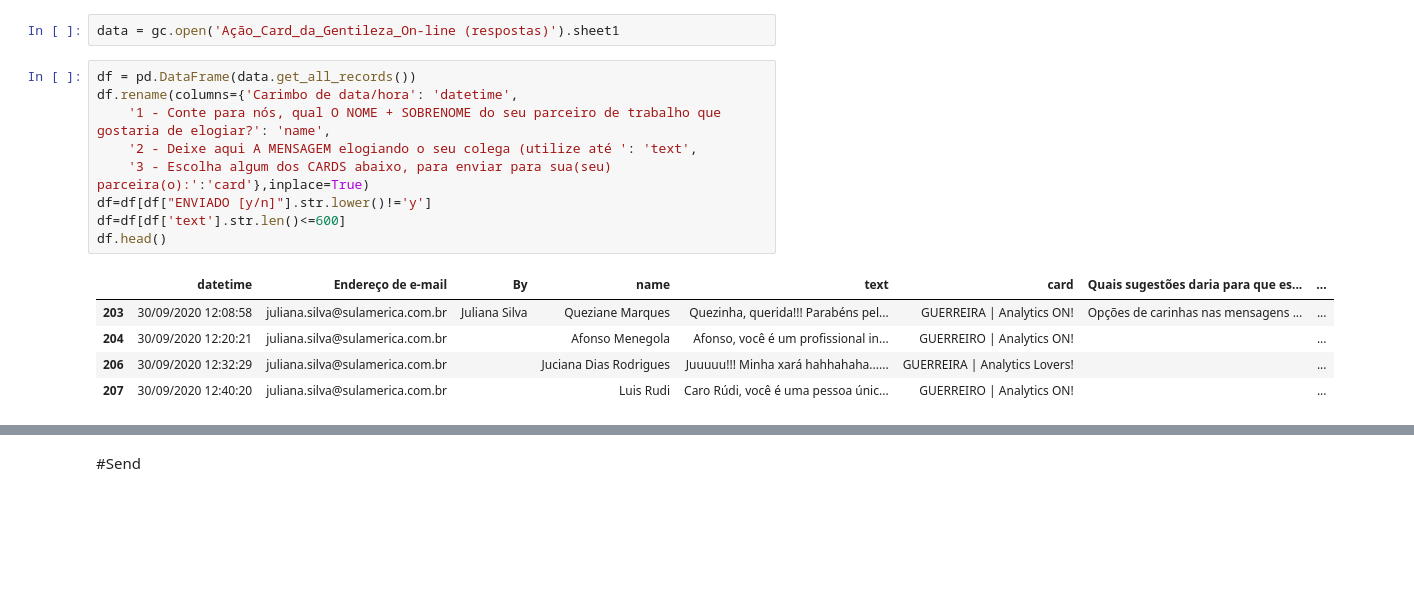
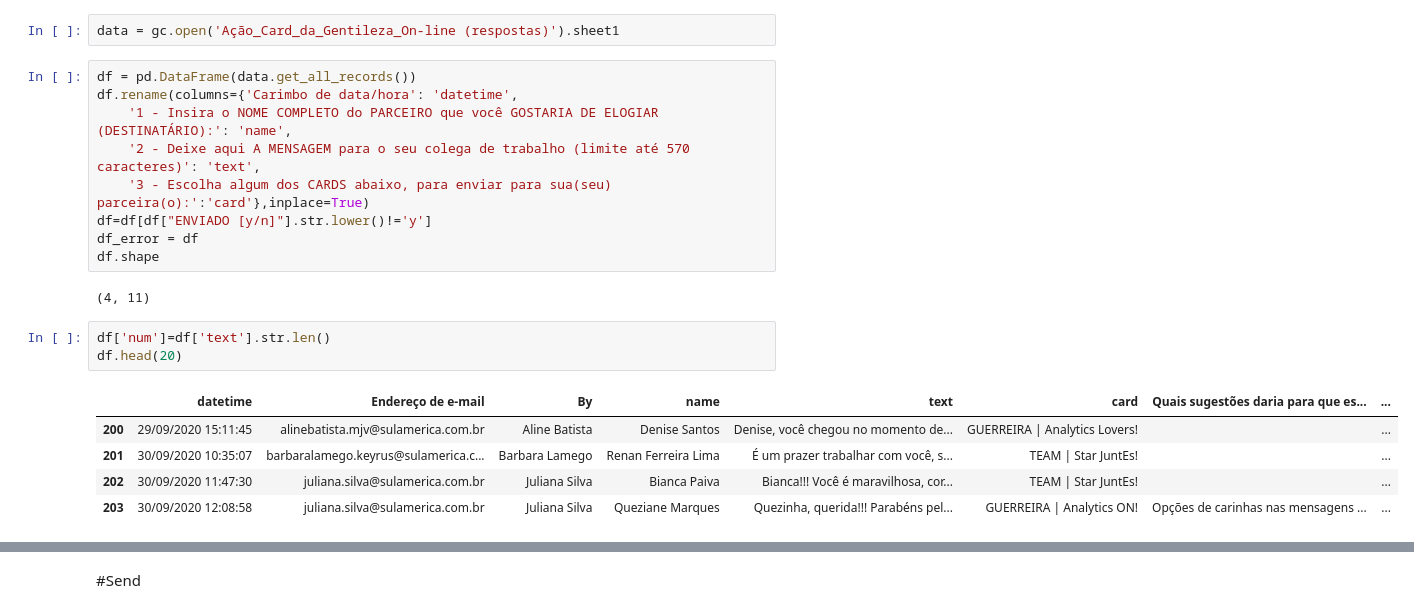
Before and after one commit to BrunoASNascimento/sendgrid_with_imagens, a Jupyter notebook: email_with_image.ipynb, the cells around one changed output, grey strips where cells are left out. Drawn from its saved outputs; the diff is of its cells as text; blank space fills up the shorter version.

```diff
--- a/email_with_image.ipynb
+++ b/email_with_image.ipynb
@@ -364,15 +364,20 @@ data = gc.open('Ação_Card_da_Gentileza_On-line (respostas)').sheet1
 # %%
 df = pd.DataFrame(data.get_all_records())
 df.rename(columns={'Carimbo de data/hora': 'datetime',
-    '1 - Conte para nós, qual O NOME + SOBRENOME do seu parceiro de trabalho que gostaria de elogiar?': 'name',
-    '2 - Deixe aqui A MENSAGEM elogiando o seu colega (utilize até ': 'text',
+    '1 - Insira o NOME COMPLETO do PARCEIRO que você GOSTARIA DE ELOGIAR (DESTINATÁRIO):': 'name',
+    '2 - Deixe aqui A MENSAGEM para o seu colega de trabalho (limite até 570 caracteres)': 'text',
     '3 - Escolha algum dos CARDS abaixo, para enviar para sua(seu) parceira(o):':'card'},inplace=True)
 df=df[df["ENVIADO [y/n]"].str.lower()!='y']
-df=df[df['text'].str.len()<=600]
-df.head()
+df_error = df
+df.shape
 # %% [output]
-|  | datetime | Endereço de e-mail | By | name | text | card | Quais sugestões daria para que es... | ... |
-| 203 | 30/09/2020 12:08:58 | juliana.silva@sulamerica.com.br | Juliana Silva | Queziane Marques | Quezinha, querida!!! Parabéns pel... | GUERREIRA | Analytics ON! | Opções de carinhas nas mensagens ... | ... |
-| 204 | 30/09/2020 12:20:21 | juliana.silva@sulamerica.com.br |  | Afonso Menegola | Afonso, você é um profissional in... | GUERREIRO | Analytics ON! |  | ... |
-| 206 | 30/09/2020 12:32:29 | juliana.silva@sulamerica.com.br |  | Juciana Dias Rodrigues | Juuuuu!!! Minha xará hahhahaha...... | GUERREIRA | Analytics Lovers! |  | ... |
-| 207 | 30/09/2020 12:40:20 | juliana.silva@sulamerica.com.br |  | Luis Rudi | Caro Rúdi, você é uma pessoa únic... | GUERREIRO | Analytics ON! |  | ... |
+(4, 11)
+# %%
+df['num']=df['text'].str.len()
+df.head(20)
+# %% [output]
+|  | datetime | Endereço de e-mail | By | name | text | card | Quais sugestões daria para que es... | ... |
+| 200 | 29/09/2020 15:11:45 | alinebatista.mjv@sulamerica.com.br | Aline Batista | Denise Santos | Denise, você chegou no momento de... | GUERREIRA | Analytics Lovers! |  | ... |
+| 201 | 30/09/2020 10:35:07 | barbaralamego.keyrus@sulamerica.c... | Barbara Lamego | Renan Ferreira Lima | É um prazer trabalhar com você, s... | TEAM | Star JuntEs! |  | ... |
+| 202 | 30/09/2020 11:47:30 | juliana.silva@sulamerica.com.br | Juliana Silva | Bianca Paiva | Bianca!!! Você é maravilhosa, cor... | TEAM | Star JuntEs! |  | ... |
+| 203 | 30/09/2020 12:08:58 | juliana.silva@sulamerica.com.br | Juliana Silva | Queziane Marques | Quezinha, querida!!! Parabéns pel... | GUERREIRA | Analytics ON! | Opções de carinhas nas mensagens ... | ... |
```
Also changed, not shown: parts of 12 cells of this notebook, 1 other file.
